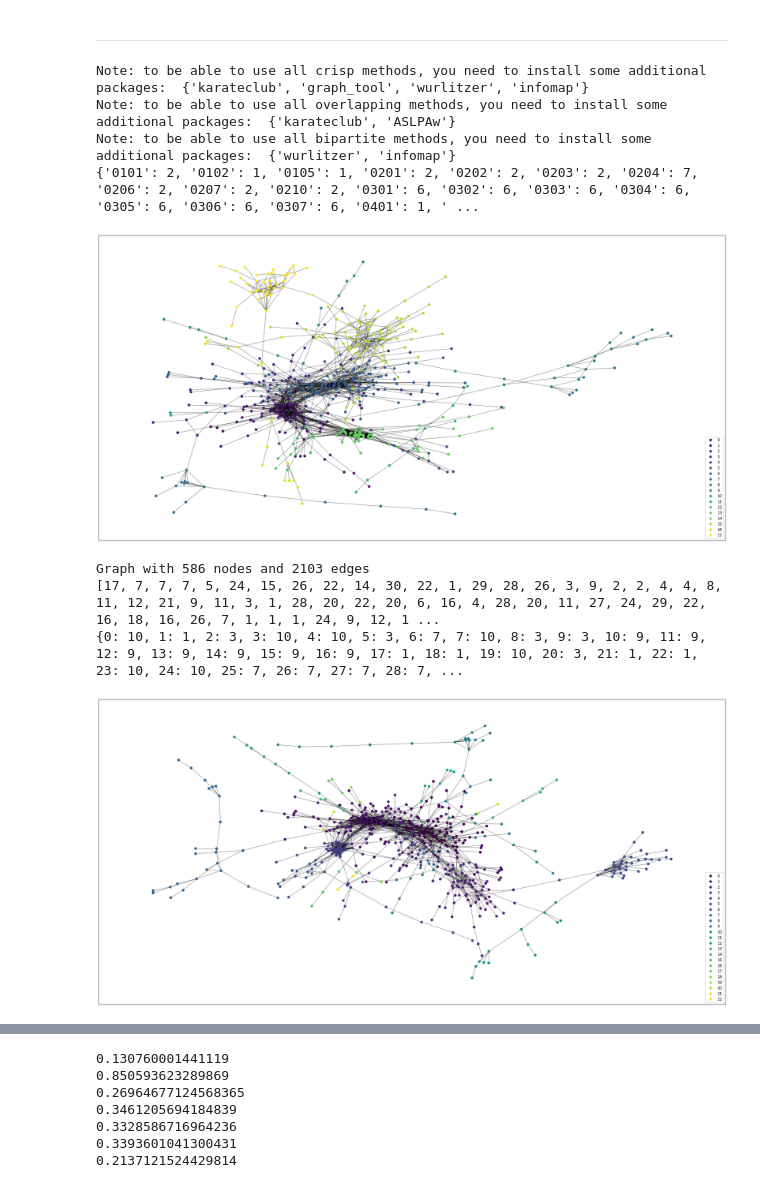
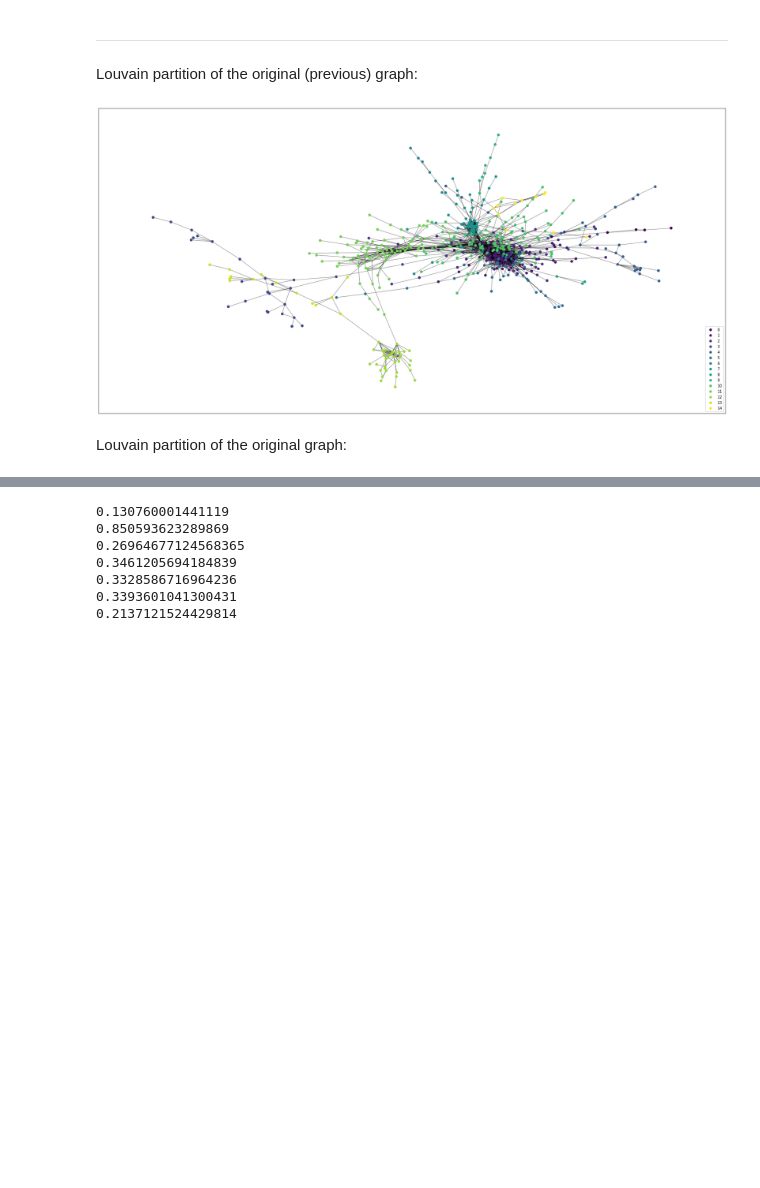
Before and after one commit to kevinCortial/graphlearning, a Jupyter notebook: processing_Harvard.ipynb, the cells around one changed output, grey strips where cells are left out. Saved outputs shown, nothing was run; the diff lists cells and outputs as text; code cells hidden in the pictures; blank space fills up the shorter version.

Commit message:
fix: reorganized the Louvain and Leiden cells

```diff
--- a/processing_Harvard.ipynb
+++ b/processing_Harvard.ipynb
@@ -205,94 +188,41 @@ G_positions = get_clean_graph_from_dataframe_hs(df_positions, pos)
 [figure]
 # %% [markdown]
 ---
+# %% [markdown]
+Louvain partition of the original (previous) graph:
 # %%
 from community import community_louvain
+
 import matplotlib.pyplot as plt
 import matplotlib.cm as cm
 import numpy as np
-from cdlib import algorithms
-import leidenalg
-import igraph as ig
 
 def get_louvain_graph_from_G(G):
   # Louvain partition
   partition = community_louvain.best_partition(G)
-  print(partition)
+
   pos = nx.spring_layout(G)
 
   # Color the nodes according to their partition
   cmap = cm.get_cmap('viridis', max(partition.values()) + 1)
   nodes = nx.draw_networkx_nodes(G, pos, partition.keys(), node_size=40,
                         cmap=cmap, node_color=list(partition.values()))
   nx.draw_networkx_edges(G, pos, alpha=0.5)
 
   # Legend creation
   values = sorted(list(set(partition.values())))
   for v in values:
       # Make dummy scatterplot to generate labels
       plt.gca().scatter([],[], color=nodes.cmap(v/np.max(values)), label=v)
   plt.legend(loc='lower right')
 
   fig = plt.gcf()
   fig.set_size_inches(30, 15)
   plt.show()
   return partition
 
 partition = get_louvain_graph_from_G(G_positions)
-
-
-def get_leiden_graph_from_G(G):
-  # Leiden partition
-  coms = algorithms.leiden(G)
-  G2 = ig.Graph.from_networkx(G)
-  print(G)
-  import random
-  randomlist = []
-  for i in range(0,2103):
-    n = random.randint(1,30)
-    randomlist.append(n)
-  print(randomlist)
-  partition = leidenalg.find_partition(G2, leidenalg.ModularityVertexPartition, weights = randomlist);
-
-  dict_part = dict()
-  idx= 0
-  for i in partition.membership:
-    dict_part[idx] = i
-    idx += 1
-
-  print(dict_part)
-
-  A = G2.get_edgelist()
-  #G3 = nx.DiGraph(A) # In case your graph is directed
-  G3 = nx.Graph(A) # In case you graph is undirected
-  pos = nx.spring_layout(G3)
-
-  # Color the nodes according to their partition
-  cmap = cm.get_cmap('viridis', max(dict_part.values()) + 1)
-  nodes = nx.draw_networkx_nodes(G2, pos, dict_part.keys(), node_size=40,
-                        cmap=cmap, node_color=list(dict_part.values()))
-  nx.draw_networkx_edges(G3, pos, alpha=0.5)
-
-    # Legend creation
-  values = sorted(list(set(dict_part.values())))
-  for v in values:
-      # Make dummy scatterplot to generate labels
-      plt.gca().scatter([],[], color=nodes.cmap(v/np.max(values)), label=v)
-  plt.legend(loc='lower right')
-
-  fig = plt.gcf()
-  fig.set_size_inches(30, 15)
-  plt.show()
-  return dict_part, partition
-
-dict_leiden, partition_leiden = get_leiden_graph_from_G(G_positions)
 # %% [output]
-Note: to be able to use all crisp methods, you need to install some additional packages:  {'karateclub', 'graph_tool', 'wurlitzer', 'infomap'}
-Note: to be able to use all overlapping methods, you need to install some additional packages:  {'karateclub', 'ASLPAw'}
-Note: to be able to use all bipartite methods, you need to install some additional packages:  {'wurlitzer', 'infomap'}
-{'0101': 2, '0102': 1, '0105': 1, '0201': 2, '0202': 2, '0203': 2, '0204': 7, '0206': 2, '0207': 2, '0210': 2, '0301': 6, '0302': 6, '0303': 6, '0304': 6, '0305': 6, '0306': 6, '0307': 6, '0401': 1, ' ...
-[figure, old version]
+[figure, new version]
-Graph with 586 nodes and 2103 edges
-[17, 7, 7, 7, 5, 24, 15, 26, 22, 14, 30, 22, 1, 29, 28, 26, 3, 9, 2, 2, 4, 4, 8, 11, 12, 21, 9, 11, 3, 1, 28, 20, 22, 20, 6, 16, 4, 28, 20, 11, 27, 24, 29, 22, 16, 18, 16, 26, 7, 1, 1, 1, 24, 9, 12, 1 ...
-{0: 10, 1: 1, 2: 3, 3: 10, 4: 10, 5: 3, 6: 7, 7: 10, 8: 3, 9: 3, 10: 9, 11: 9, 12: 9, 13: 9, 14: 9, 15: 9, 16: 9, 17: 1, 18: 1, 19: 10, 20: 3, 21: 1, 22: 1, 23: 10, 24: 10, 25: 7, 26: 7, 27: 7, 28: 7, ...
-[figure, removed]
+# %% [markdown]
+Louvain partition of the original graph:
```
Also changed, not shown: parts of 7 cells of this notebook.
